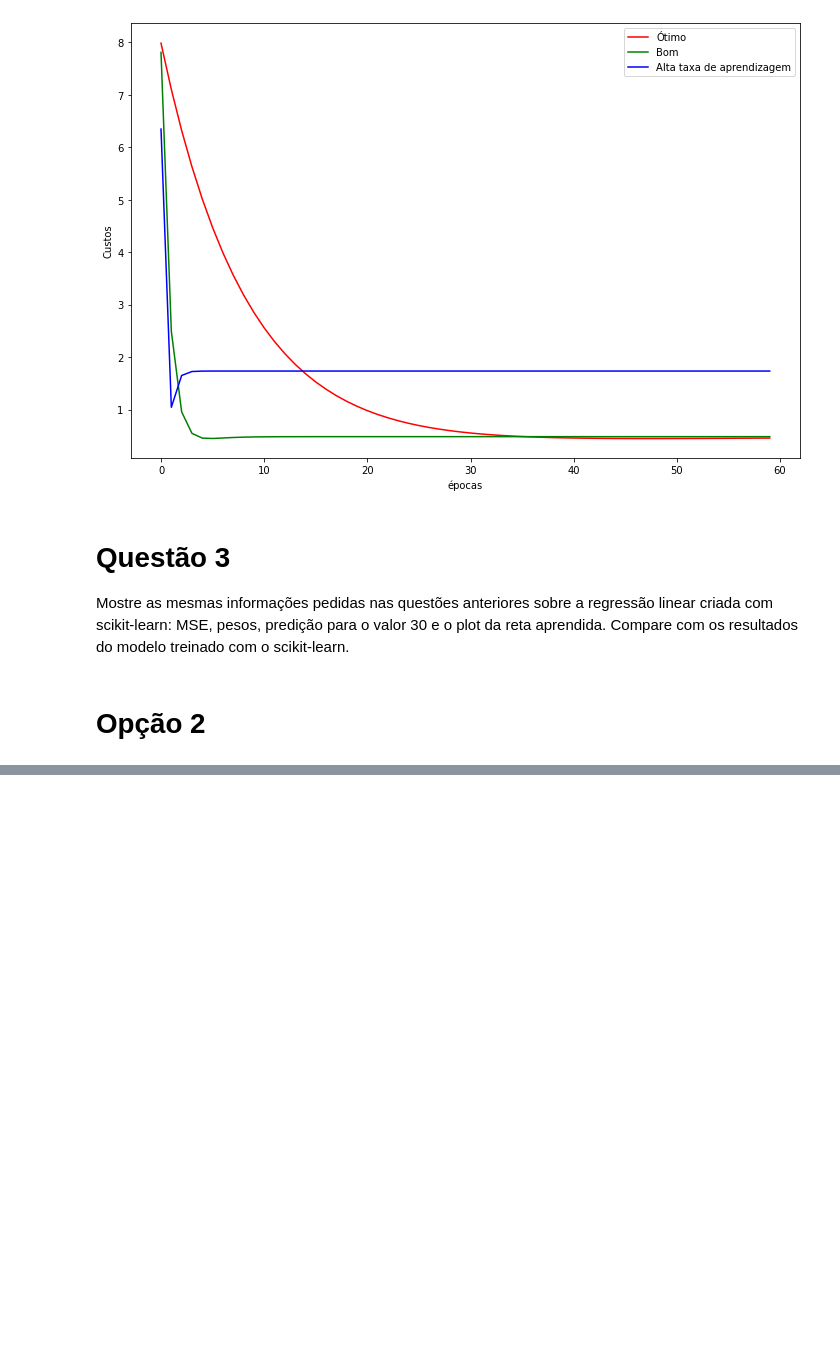
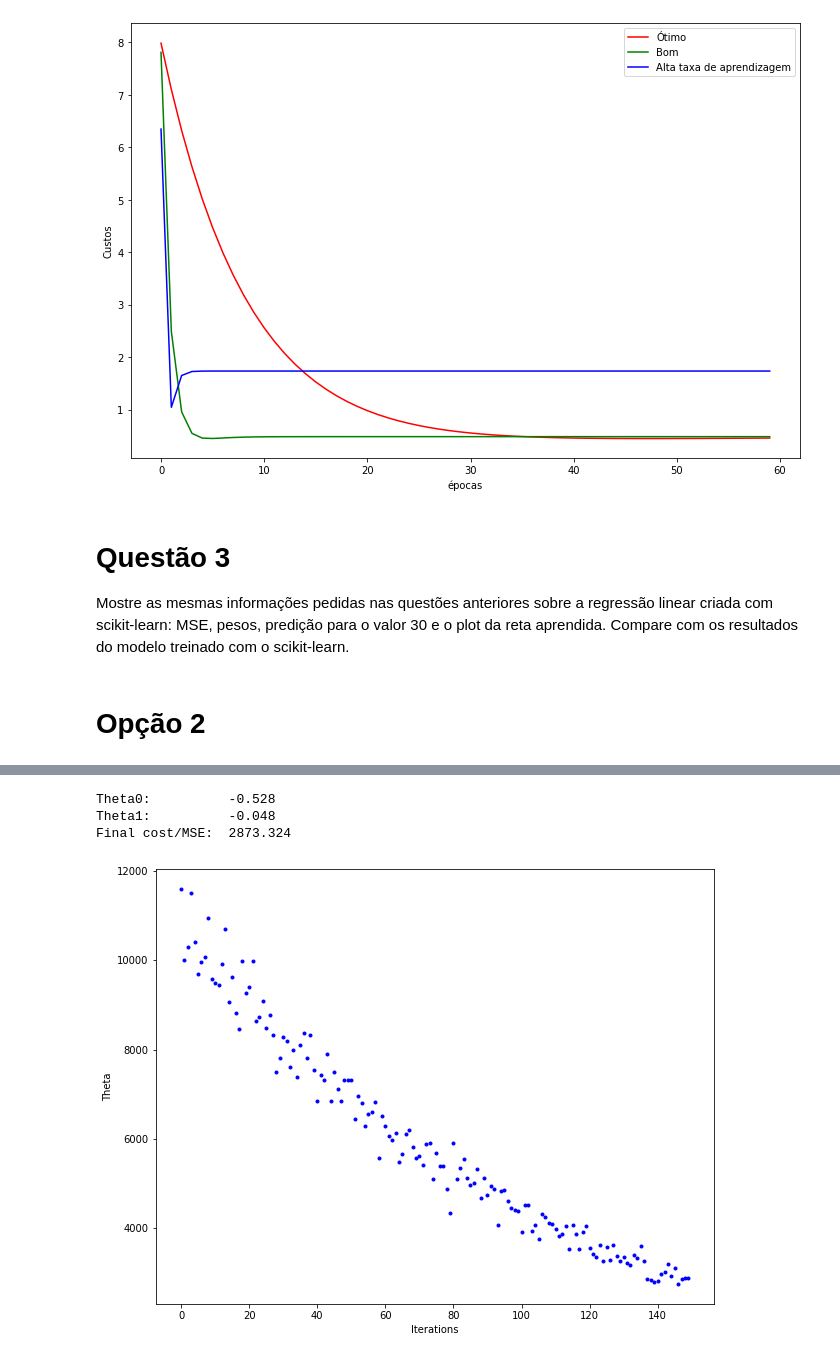
Before and after one commit to Ruann-01/Python_IA, a Jupyter notebook: Atividade 3/Atividade 3 -- Regressão Linear.ipynb, the cells around one changed output, grey strips where cells are left out. Drawn from its saved outputs; the diff is of its cells as text; code cells hidden in the pictures; blank space fills up the shorter version.

```diff
--- a/Atividade 3/Atividade 3 -- Regressão Linear.ipynb
+++ b/Atividade 3/Atividade 3 -- Regressão Linear.ipynb
@@ -293,0 +313,26 @@ _=ax.plot(range(n_iter),cost_history,'b.')
+# %%
+lr =0.00001
+n_iter = 150
+
+theta = np.random.randn(2,1)
+
+X_b = np.c_[np.ones((len(X),1)),X]
+theta,cost_history = stocashtic_gradient_descent(X_b,y,theta,lr,n_iter)
+
+
+print('Theta0:          {:0.3f}\nTheta1:          {:0.3f}'.format(theta[0][0],theta[1][0]))
+print('Final cost/MSE:  {:0.3f}'.format(cost_history[-1]))
+# %% [output]
+Theta0:          -0.528
+Theta1:          -0.048
+Final cost/MSE:  2873.324
+# %%
+fig,ax = plt.subplots(figsize=(10,8))
+
+ax.set_ylabel('Theta')
+ax.set_xlabel('Iterations')
+theta = np.random.randn(2,1)
+
+ax.plot(range(n_iter),cost_history,'b.');
+# %% [output]
+[figure, added]
```
Also changed, not shown: parts of 7 cells of this notebook.
